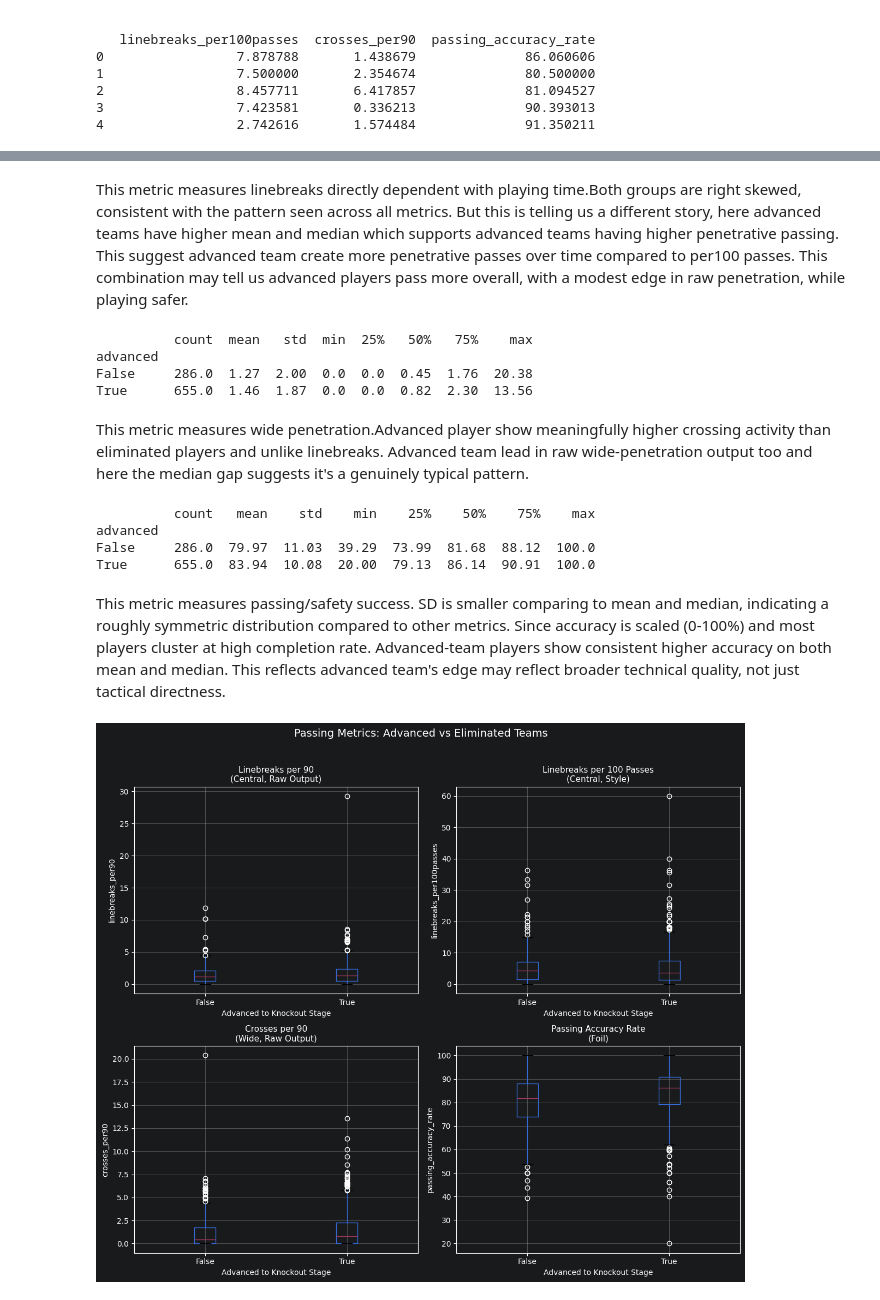
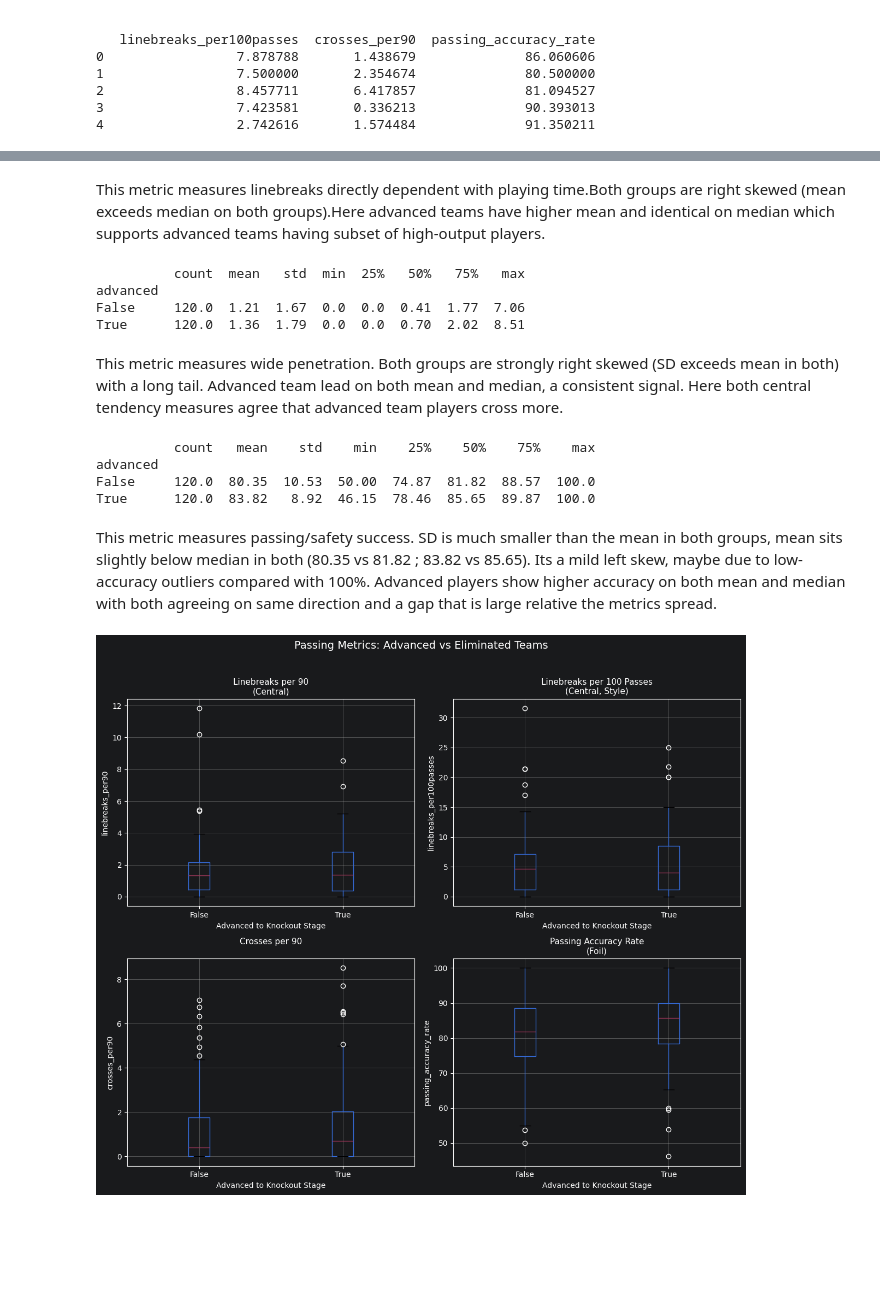
Before and after one commit to birat-timsina/HIT140_Group81, a Jupyter notebook: passing/Passing.ipynb, the cells around one changed output, grey strips where cells are left out. Drawn from its saved outputs; the diff is of its cells as text; code cells hidden in the pictures; blank space fills up the shorter version.

```diff
--- a/passing/Passing.ipynb
+++ b/passing/Passing.ipynb
@@ -221,4 +267,4 @@ Same with time played, a minimum of 20 minutes played was applied, as short came
 # %%
-players_df = players_df[(players_df["TimePlayed"] >= 20) & (players_df["Passes"]>=5)].copy()
+players_df = players_df[(players_df["TimePlayed"] > 20) & (players_df["Passes"]>5)].copy()
 print(players_df.shape)
 # %% [output]
@@ -346,0 +396,14 @@ print(players_df.head())
+# %%
+SAMPLE_N = 120
+RANDOM_SEED = 42
+
+# Sort by player_id first, so that random seed produces identical sample every run
+players_df = players_df.sort_values('player_id').reset_index(drop=True)
+
+sample_adv = players_df[players_df['advanced'] == True].sample(n=SAMPLE_N, random_state=RANDOM_SEED)
+sample_elim = players_df[players_df['advanced'] == False].sample(n=SAMPLE_N, random_state=RANDOM_SEED)
+
+sample_df = pd.concat([sample_adv, sample_elim], ignore_index=True)
+
+print(sample_df['advanced'].value_counts())
+print(f"Total sample size: {len(sample_df)}")
@@ -367,46 +436,46 @@ True      655.0  1.66  1.81  0.0  0.50  1.33  2.38  29.24
 # %% [markdown]
-This metric measures linebreaks directly dependent with playing time.Both groups are right skewed, consistent with the pattern seen across all metrics. But this is telling us a different story, here advanced teams have higher mean and median which supports advanced teams having higher penetrative passing. This suggest advanced team create more penetrative passes over time compared to per100 passes. This combination may tell us advanced players pass more overall, with a modest edge in raw penetration, while playing safer.
+This metric measures linebreaks directly dependent with playing time.Both groups are right skewed (mean exceeds median on both groups).Here advanced teams have higher mean and  identical on median which supports advanced teams having subset of high-output players.
 # %%
-print(players_df.groupby('advanced')['crosses_per90'].describe().round(2))
+print(sample_df.groupby('advanced')['crosses_per90'].describe().round(2))
 # %% [output]
-          count  mean   std  min  25%   50%   75%    max
+          count  mean   std  min  25%   50%   75%   max
 advanced
-False     286.0  1.27  2.00  0.0  0.0  0.45  1.76  20.38
-True      655.0  1.46  1.87  0.0  0.0  0.82  2.30  13.56
+False     120.0  1.21  1.67  0.0  0.0  0.41  1.77  7.06
+True      120.0  1.36  1.79  0.0  0.0  0.70  2.02  8.51
 # %% [markdown]
-This metric measures wide penetration.Advanced player show meaningfully higher crossing activity than eliminated players and unlike linebreaks. Advanced team lead in raw wide-penetration output too and here the median gap suggests it's a genuinely typical pattern.
+This metric measures wide penetration. Both groups are strongly right skewed (SD exceeds mean in both) with a long tail. Advanced team lead on both mean and median, a consistent signal. Here both central tendency measures agree that advanced team players cross more.
 # %%
-print(players_df.groupby('advanced')['passing_accuracy_rate'].describe().round(2))
+print(sample_df.groupby('advanced')['passing_accuracy_rate'].describe().round(2))
 # %% [output]
           count   mean    std    min    25%    50%    75%    max
 advanced
-False     286.0  79.97  11.03  39.29  73.99  81.68  88.12  100.0
-True      655.0  83.94  10.08  20.00  79.13  86.14  90.91  100.0
+False     120.0  80.35  10.53  50.00  74.87  81.82  88.57  100.0
+True      120.0  83.82   8.92  46.15  78.46  85.65  89.87  100.0
 # %% [markdown]
-This metric measures passing/safety success. SD is smaller comparing to mean and median, indicating a roughly symmetric distribution compared to other metrics. Since accuracy is scaled (0-100%) and most players cluster at high completion rate. Advanced-team players show consistent higher accuracy on both mean and median. This reflects advanced team's edge may reflect broader technical quality, not just tactical directness.
+This metric measures passing/safety success. SD is much smaller than the mean in both groups, mean sits slightly below median in both (80.35 vs 81.82 ; 83.82 vs 85.65). Its a mild left skew, maybe due to low-accuracy outliers compared with 100%. Advanced players show higher accuracy on both mean and median with both agreeing on same direction and a gap that is large relative the metrics spread.
 # %%
 import matplotlib.pyplot as plt
 
 fig, axes = plt.subplots(2, 2, figsize=(12, 10))
 
 metrics = [
-    ('linebreaks_per90', 'Linebreaks per 90\n(Central, Raw Output)'),
+    ('linebreaks_per90', 'Linebreaks per 90\n(Central)'),
     ('linebreaks_per100passes', 'Linebreaks per 100 Passes\n(Central, Style)'),
-    ('crosses_per90', 'Crosses per 90\n(Wide, Raw Output)'),
+    ('crosses_per90', 'Crosses per 90\n'),
     ('passing_accuracy_rate', 'Passing Accuracy Rate\n(Foil)')
 ]
 
 for ax, (col, title) in zip(axes.flat, metrics):
-    players_df.boxplot(column=col, by='advanced', ax=ax)
+    sample_df.boxplot(column=col, by='advanced', ax=ax)
     ax.set_title(title, fontsize=11)
     ax.set_xlabel('Advanced to Knockout Stage')
     ax.set_ylabel(col)
 
 plt.suptitle('')
 fig.suptitle('Passing Metrics: Advanced vs Eliminated Teams', fontsize=14, y=1.02)
 plt.tight_layout()
 plt.savefig('all_metrics_boxplots.png', dpi=150, bbox_inches='tight')
 plt.show()
 # %% [output]
-[figure, old version]
+[figure, new version]
 # %% [markdown]
```
Also changed, not shown: parts of 19 cells of this notebook.
